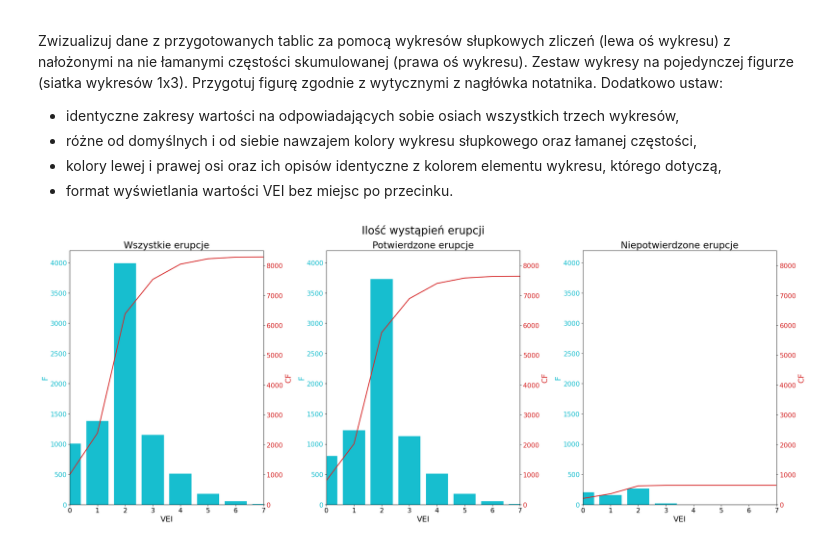
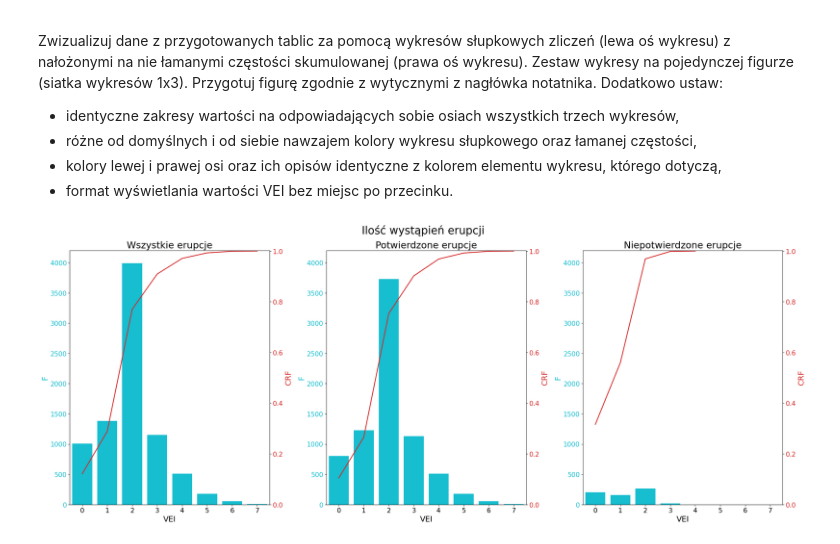
Before and after one commit to kubanskan/AGHCourse-DataAnalysisPython, a Jupyter notebook: Project1-DescriptiveStatistics/ZZ01_CZ02.ipynb, the cells around one changed output. Drawn from its saved outputs; the diff is of its cells as text; code cells hidden in the pictures.

Commit message:
Fix plot in ZZ02

```diff
--- a/Project1-DescriptiveStatistics/ZZ01_CZ02.ipynb
+++ b/Project1-DescriptiveStatistics/ZZ01_CZ02.ipynb
@@ -228,54 +232,50 @@ colorcf = 'tab:red'
 
 ax1 = ax[0].twinx()
 ax[0].bar(vei_data_1.index, vei_data_1['f'], color = colorf)
-ax1.plot(vei_data_1.index, vei_data_1['cf'], color = colorcf, lw = 2)
+ax1.plot(vei_data_1.index, vei_data_1['crf'], color = colorcf, lw = 2)
 ax[0].set_xlabel('VEI', fontsize = 18)
 ax[0].set_ylabel('F', color = colorf, fontsize = 18)
-ax1.set_ylabel('CF', color = colorcf, fontsize = 18)
+ax1.set_ylabel('CRF', color = colorcf, fontsize = 18)
 ax1.tick_params(labelcolor = colorcf, labelsize = 15)
 ax[0].tick_params(axis = 'y', labelcolor = colorf)
 ax[0].tick_params(labelsize=15)
 ax[0].set_title('Wszystkie erupcje',  fontsize = 22)
 ax[0].set_ylim(0,4200)
-ax[0].set_xlim(0,7)
-ax1.set_ylim(0,8500)
+ax[0].set_xlim(-0.5,7.5)
+ax1.set_ylim(0,1.002)
 
 ax2 = ax[1].twinx()
 ax[1].bar(vei_data_2.index, vei_data_2['f'], color = colorf)
-ax2.plot(vei_data_2.index, vei_data_2['cf'], color = colorcf, lw = 2)
+ax2.plot(vei_data_2.index, vei_data_2['crf'], color = colorcf, lw = 2)
 ax2.tick_params(axis = 'y', labelcolor = colorcf, labelsize = 15)
 ax[1].set_xlabel('VEI', fontsize = 18)
 ax[1].set_ylabel('F', color = colorf, fontsize = 18)
-ax2.set_ylabel('CF', color = colorcf, fontsize = 18)
+ax2.set_ylabel('CRF', color = colorcf, fontsize = 18)
 ax[1].tick_params(axis = 'y', labelcolor = colorf)
 ax[1].tick_params(labelsize=15)
 ax[1].set_title('Potwierdzone erupcje', fontsize = 22)
 ax[1].set_ylim(0,4200)
-ax[1].set_xlim(0,7)
-ax2.set_ylim(0,8500)
+ax[1].set_xlim(-0.5,7.5)
+ax2.set_ylim(0,1.002)
 
-# Add extra values for vei_data_3 to have exual axes
-extended_vei_data = vei_data_3.copy()
-last_y_value = extended_vei_data['cf'].iloc[-1]
-for x in range(5, 8):
-    extended_vei_data.loc[x, 'cf'] = last_y_value
+
 
 ax3 = ax[2].twinx()
 ax[2].bar(vei_data_3.index, vei_data_3['f'], color = colorf)
-ax3.plot(extended_vei_data.index, extended_vei_data['cf'], color = colorcf, lw = 2)
+ax3.plot(vei_data_3.index, vei_data_3['crf'], color = colorcf, lw = 2)
 ax[2].set_xlabel('VEI', fontsize = 18)
 ax[2].set_ylabel('F', color = colorf, fontsize = 18)
-ax3.set_ylabel('CF', color = colorcf, fontsize = 18)
+ax3.set_ylabel('CRF', color = colorcf, fontsize = 18)
 ax3.tick_params(labelcolor = colorcf, labelsize=15)
 ax[2].tick_params(axis = 'y', labelcolor = colorf)
 ax[2].tick_params(labelsize=15)
 ax[2].set_title('Niepotwierdzone erupcje', fontsize = 22)
 ax[2].set_ylim(0,4200)
-ax[2].set_xlim(0,7)
-ax3.set_ylim(0,8500)
+ax[2].set_xlim(-0.5,7.5)
+ax3.set_ylim(0,1.002)
 
 
 fig.suptitle('Ilość wystąpień erupcji', fontsize = 25)
 fig.tight_layout(pad = 1.3)
 # %% [output]
-[figure, old version]
+[figure, new version]
```
Also changed, not shown: parts of 2 cells of this notebook, 1 other file.
